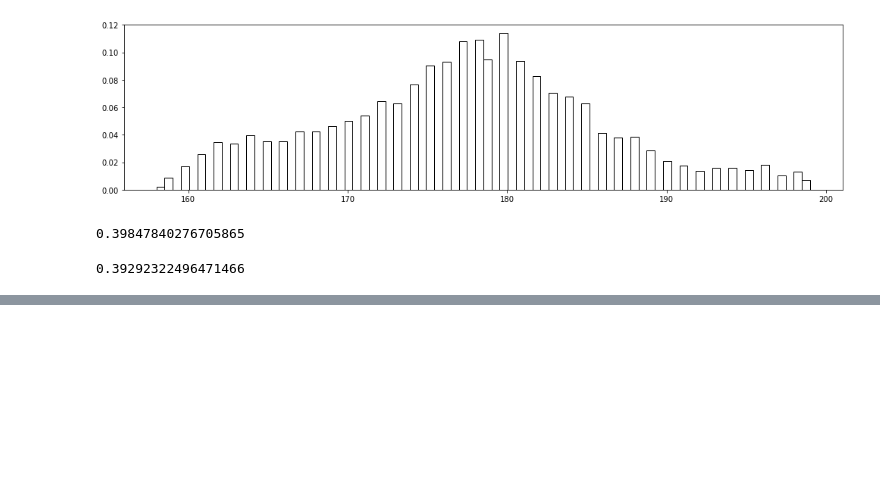
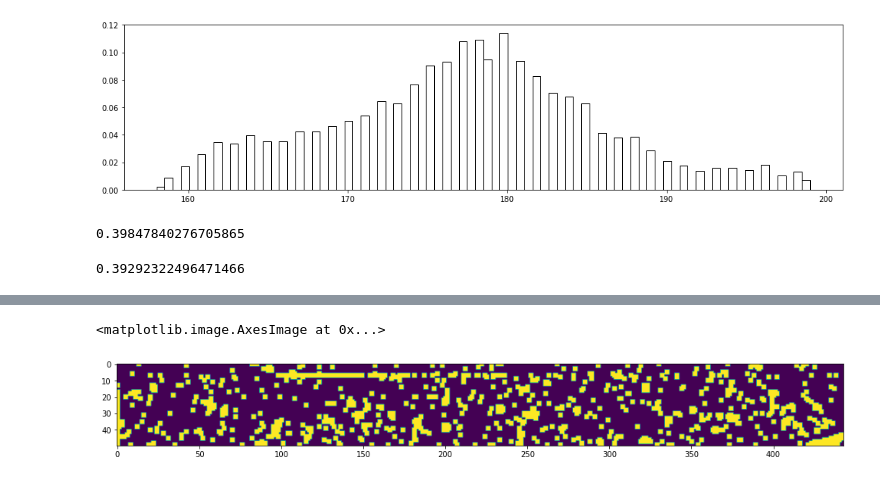
Before and after one commit to Igna11/Tesis-Skipper, a Jupyter notebook: Analisis_Imagenes_descomposicion_eventos.ipynb, the cells around one changed output, grey strips where cells are left out. Drawn from its saved outputs; the diff is of its cells as text; code cells hidden in the pictures; blank space fills up the shorter version.

```diff
--- a/Analisis_Imagenes_descomposicion_eventos.ipynb
+++ b/Analisis_Imagenes_descomposicion_eventos.ipynb
@@ -210,0 +248,14 @@ fano
+# %%
+# dilato la imagen con
+# Estructura
+struct = [[1,1,1],
+          [1,1,1],
+          [1,1,1]]
+
+# Máscara (dilato 1 vez)
+mask = ndi.morphology.binary_dilation(img_2omas, structure=struct)
+plt.figure(figsize=(17,2))
+plt.imshow(mask, vmin=0, vmax=1)
+# %% [output]
+<matplotlib.image.AxesImage at 0x...>
+[figure, added]
```
Also changed, not shown: parts of 23 cells of this notebook, 1 other file.
